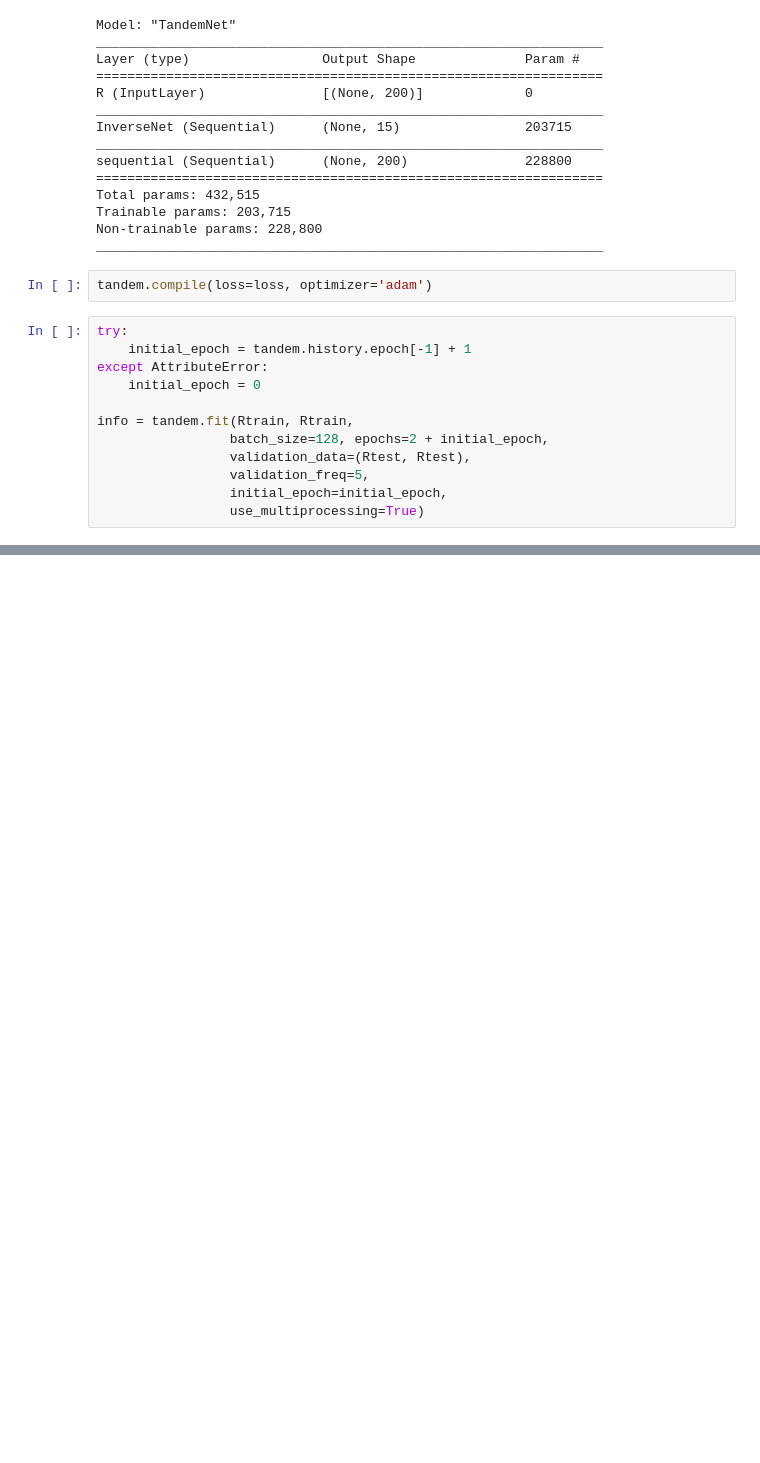
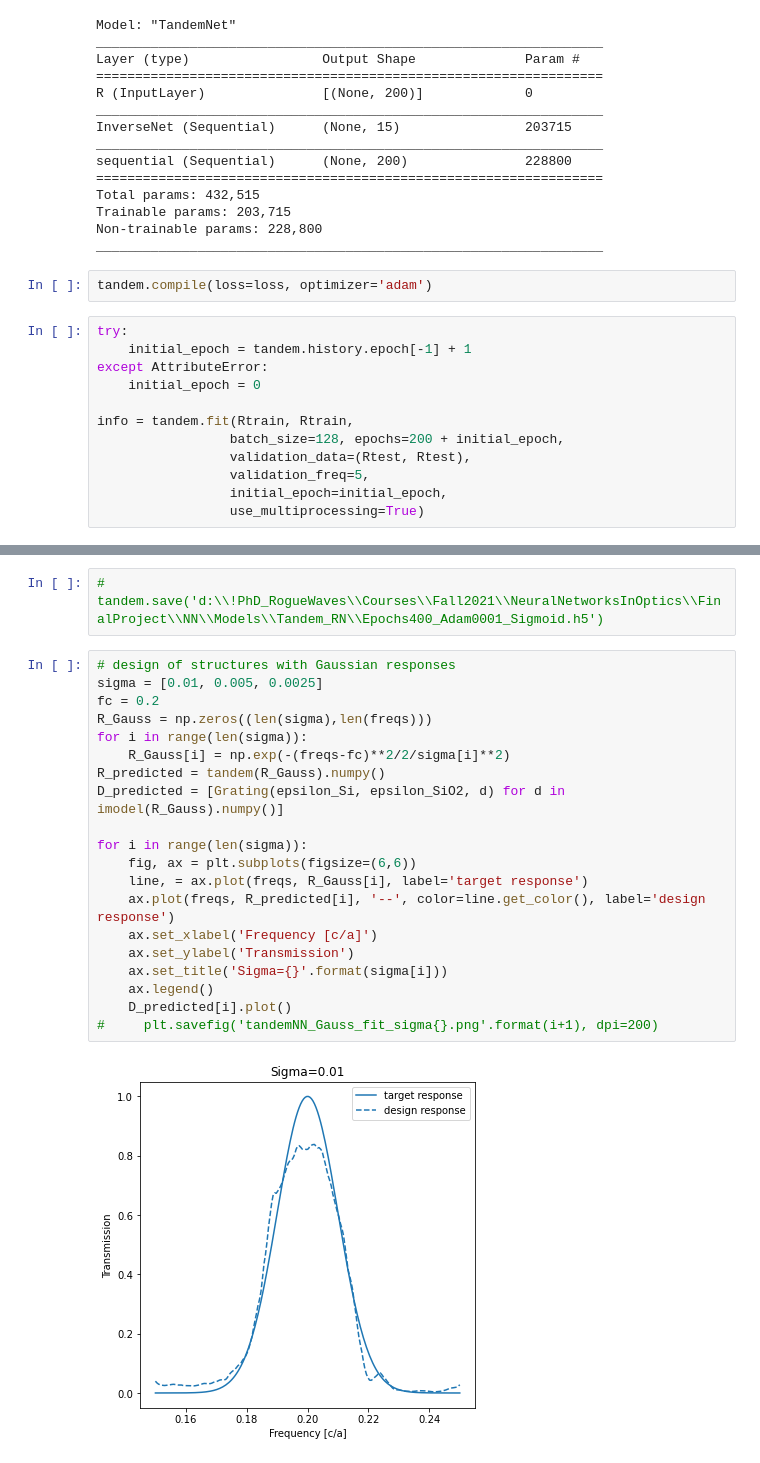
Before and after one commit to FiodarM/InvDesignNet, a Jupyter notebook: inverse_model.ipynb, the cells around one changed output, grey strips where cells are left out. Saved outputs shown, nothing was run; the diff lists cells and outputs as text; blank space fills up the shorter version.

```diff
--- a/inverse_model.ipynb
+++ b/inverse_model.ipynb
@@ -102,7 +102,7 @@ except AttributeError:
     initial_epoch = 0
 
 info = tandem.fit(Rtrain, Rtrain,
-                 batch_size=128, epochs=2 + initial_epoch,
+                 batch_size=128, epochs=200 + initial_epoch,
                  validation_data=(Rtest, Rtest),
                  validation_freq=5,
                  initial_epoch=initial_epoch,
@@ -130,0 +153,24 @@ ax.plot(freqs, o.transmittivity(freqs), '--', color=line.get_color())
+# %%
+# tandem.save('d:\\!PhD_RogueWaves\\Courses\\Fall2021\\NeuralNetworksInOptics\\FinalProject\\NN\\Models\\Tandem_RN\\Epochs400_Adam0001_Sigmoid.h5')
+# %%
+# design of structures with Gaussian responses
+sigma = [0.01, 0.005, 0.0025]
+fc = 0.2
+R_Gauss = np.zeros((len(sigma),len(freqs)))
+for i in range(len(sigma)):
+    R_Gauss[i] = np.exp(-(freqs-fc)**2/2/sigma[i]**2)
+R_predicted = tandem(R_Gauss).numpy()
+D_predicted = [Grating(epsilon_Si, epsilon_SiO2, d) for d in imodel(R_Gauss).numpy()]
+
+for i in range(len(sigma)):
+    fig, ax = plt.subplots(figsize=(6,6))
+    line, = ax.plot(freqs, R_Gauss[i], label='target response')
+    ax.plot(freqs, R_predicted[i], '--', color=line.get_color(), label='design response')
+    ax.set_xlabel('Frequency [c/a]')
+    ax.set_ylabel('Transmission')
+    ax.set_title('Sigma={}'.format(sigma[i]))
+    ax.legend()
+    D_predicted[i].plot()
+#     plt.savefig('tandemNN_Gauss_fit_sigma{}.png'.format(i+1), dpi=200)
+# %% [output]
+[figure, added]
```
Also changed, not shown: parts of 5 cells of this notebook.
